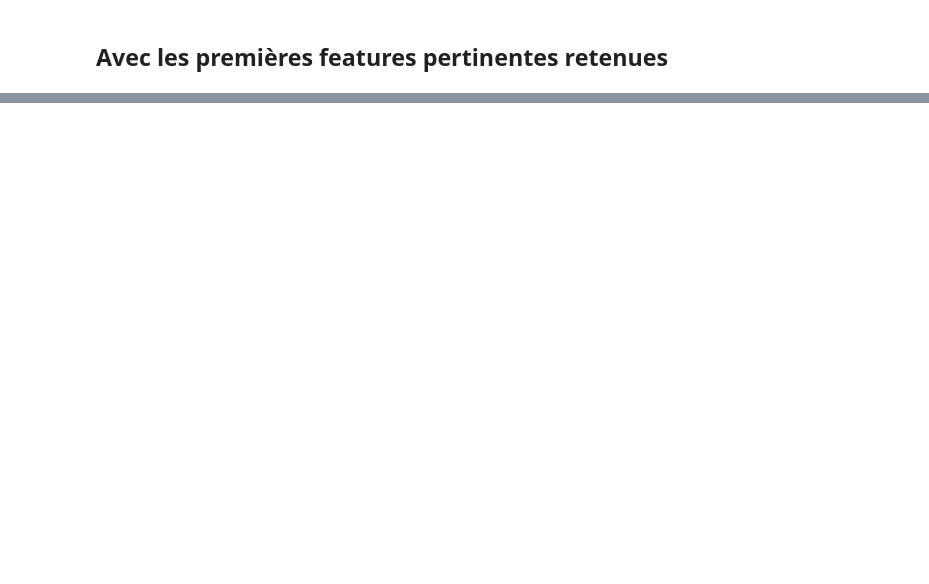
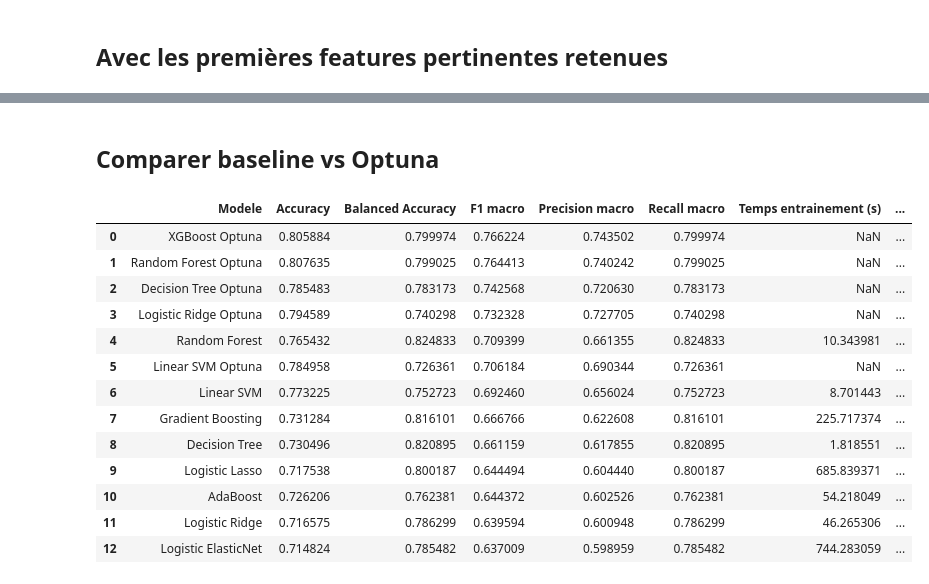
Before and after one commit to Bad-Ben-04/predict-energy-class-dpe, a Jupyter notebook: main.py.ipynb, the cells around one changed output, grey strips where cells are left out. Drawn from its saved outputs; the diff is of its cells as text; code cells hidden in the pictures; blank space fills up the shorter version.

```diff
--- a/main.py.ipynb
+++ b/main.py.ipynb
@@ -1254,0 +1809,26 @@ intermediaire      0.876     0.874     0.875      8167
+# %%
+def objective_random_forest(trial):
+    weight_perf = trial.suggest_float("weight_performant", 1.0, 15.0)
+    weight_ener = trial.suggest_float("weight_energivore", 1.0, 6.0)
+
+    class_weight = make_class_weight(weight_perf, weight_ener)
+
+    estimator = RandomForestClassifier(
+        n_estimators=trial.suggest_int("n_estimators", 200, 600, step=100),
+        max_depth=trial.suggest_categorical("max_depth", [None, 10, 15, 20, 25, 30]),
+        min_samples_leaf=trial.suggest_int("min_samples_leaf", 1, 30),
+        min_samples_split=trial.suggest_int("min_samples_split", 2, 80),
+        max_features=trial.suggest_categorical("max_features", ["sqrt", "log2"]),
+        class_weight=class_weight,
+        random_state=RANDOM_STATE,
+        n_jobs=-1,
+    )
+
+    pipeline = make_model_pipeline(estimator, preprocessor)
+
+    return cv_f1_macro(
+        pipeline=pipeline,
+        X=X_train_pd,
+        y=y_train,
+        cv=cv3,
+    )
@@ -1254,0 +2659,36 @@ intermediaire      0.876     0.874     0.875      8167
+# %% [markdown]
+## Comparer baseline vs Optuna
+# %%
+df_baseline_compare = df_results.copy()
+df_baseline_compare["Type"] = "Baseline"
+
+df_optuna_compare = df_results_optuna[
+    ["Modele", "Accuracy", "Balanced Accuracy", "F1 macro", "Precision macro", "Recall macro"]
+].copy()
+df_optuna_compare["Type"] = "Optuna"
+
+df_compare_all = pd.concat(
+    [df_baseline_compare, df_optuna_compare],
+    ignore_index=True,
+)
+
+display(
+    df_compare_all
+    .sort_values("F1 macro", ascending=False)
+    .reset_index(drop=True)
+)
+# %% [output]
+|  | Modele | Accuracy | Balanced Accuracy | F1 macro | Precision macro | Recall macro | Temps entrainement (s) | ... |
+| 0 | XGBoost Optuna | 0.805884 | 0.799974 | 0.766224 | 0.743502 | 0.799974 | NaN | ... |
+| 1 | Random Forest Optuna | 0.807635 | 0.799025 | 0.764413 | 0.740242 | 0.799025 | NaN | ... |
+| 2 | Decision Tree Optuna | 0.785483 | 0.783173 | 0.742568 | 0.720630 | 0.783173 | NaN | ... |
+| 3 | Logistic Ridge Optuna | 0.794589 | 0.740298 | 0.732328 | 0.727705 | 0.740298 | NaN | ... |
+| 4 | Random Forest | 0.765432 | 0.824833 | 0.709399 | 0.661355 | 0.824833 | 10.343981 | ... |
+| 5 | Linear SVM Optuna | 0.784958 | 0.726361 | 0.706184 | 0.690344 | 0.726361 | NaN | ... |
+| 6 | Linear SVM | 0.773225 | 0.752723 | 0.692460 | 0.656024 | 0.752723 | 8.701443 | ... |
+| 7 | Gradient Boosting | 0.731284 | 0.816101 | 0.666766 | 0.622608 | 0.816101 | 225.717374 | ... |
+| 8 | Decision Tree | 0.730496 | 0.820895 | 0.661159 | 0.617855 | 0.820895 | 1.818551 | ... |
+| 9 | Logistic Lasso | 0.717538 | 0.800187 | 0.644494 | 0.604440 | 0.800187 | 685.839371 | ... |
+| 10 | AdaBoost | 0.726206 | 0.762381 | 0.644372 | 0.602526 | 0.762381 | 54.218049 | ... |
+| 11 | Logistic Ridge | 0.716575 | 0.786299 | 0.639594 | 0.600948 | 0.786299 | 46.265306 | ... |
+| 12 | Logistic ElasticNet | 0.714824 | 0.785482 | 0.637009 | 0.598959 | 0.785482 | 744.283059 | ... |
```
Also changed, not shown: parts of 134 cells of this notebook, 9 other files.
